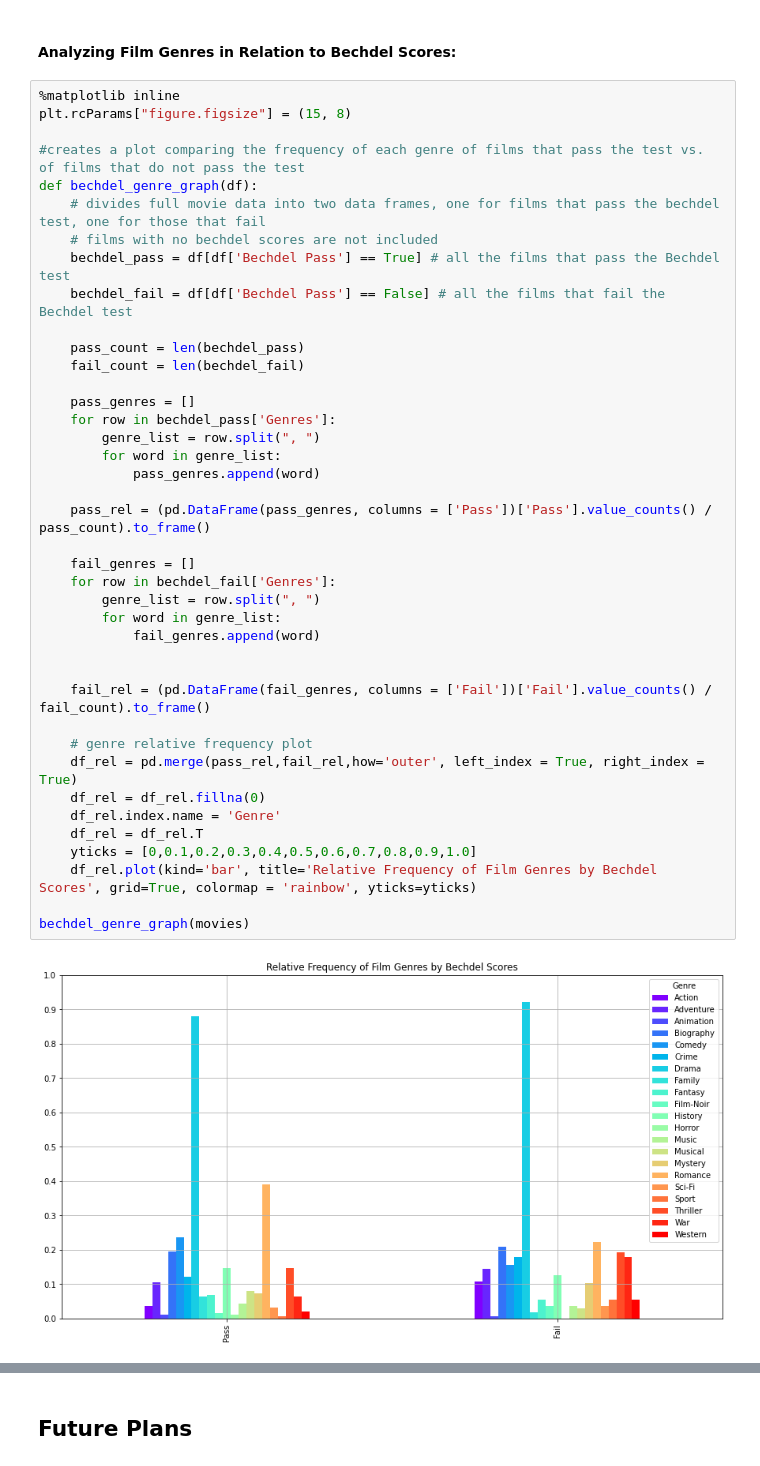
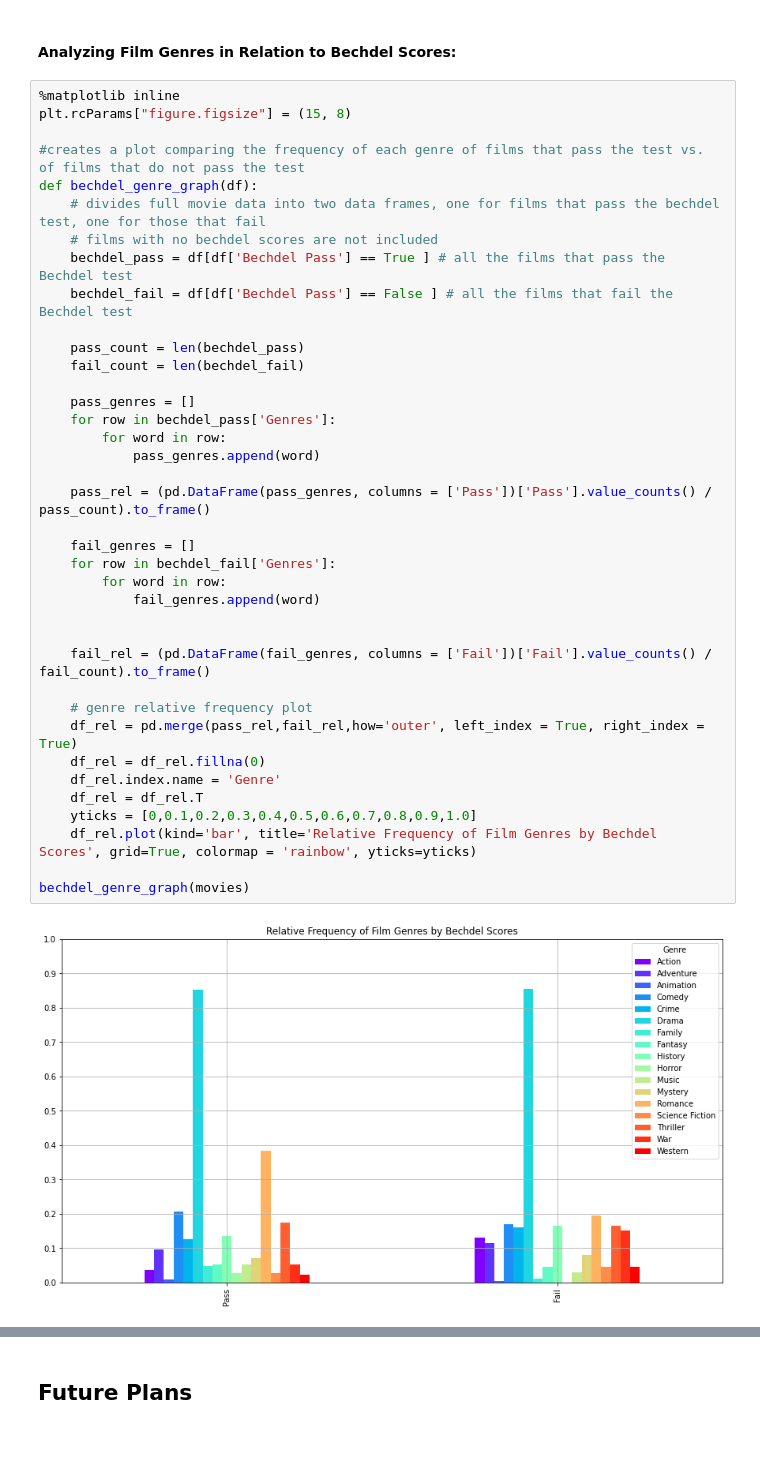
Before and after one commit to maitreyirajaram/oscar-awards-analysis, a Jupyter notebook: MovieAnalysis.ipynb, the cells around one changed output, grey strips where cells are left out. Cells and saved outputs as stored; diff of their text form.

```diff
--- a/MovieAnalysis.ipynb
+++ b/MovieAnalysis.ipynb
@@ -213,40 +208,38 @@ plt.rcParams["figure.figsize"] = (15, 8)
 def bechdel_genre_graph(df):
     # divides full movie data into two data frames, one for films that pass the bechdel test, one for those that fail
     # films with no bechdel scores are not included
-    bechdel_pass = df[df['Bechdel Pass'] == True] # all the films that pass the Bechdel test
-    bechdel_fail = df[df['Bechdel Pass'] == False] # all the films that fail the Bechdel test
+    bechdel_pass = df[df['Bechdel Pass'] == True ] # all the films that pass the Bechdel test
+    bechdel_fail = df[df['Bechdel Pass'] == False ] # all the films that fail the Bechdel test
 
     pass_count = len(bechdel_pass)
     fail_count = len(bechdel_fail)
 
     pass_genres = []
     for row in bechdel_pass['Genres']:
-        genre_list = row.split(", ")
-        for word in genre_list:
+        for word in row:
             pass_genres.append(word)
 
     pass_rel = (pd.DataFrame(pass_genres, columns = ['Pass'])['Pass'].value_counts() / pass_count).to_frame()
 
     fail_genres = []
     for row in bechdel_fail['Genres']:
-        genre_list = row.split(", ")
-        for word in genre_list:
+        for word in row:
             fail_genres.append(word)
 
 
     fail_rel = (pd.DataFrame(fail_genres, columns = ['Fail'])['Fail'].value_counts() / fail_count).to_frame()
 
     # genre relative frequency plot
     df_rel = pd.merge(pass_rel,fail_rel,how='outer', left_index = True, right_index = True)
     df_rel = df_rel.fillna(0)
     df_rel.index.name = 'Genre'
     df_rel = df_rel.T
     yticks = [0,0.1,0.2,0.3,0.4,0.5,0.6,0.7,0.8,0.9,1.0]
     df_rel.plot(kind='bar', title='Relative Frequency of Film Genres by Bechdel Scores', grid=True, colormap = 'rainbow', yticks=yticks)
 
 bechdel_genre_graph(movies)
 # %% [output]
-[figure, old version]
+[figure, new version]
 # %%
 # splits list of genres for each film into individual records
 def split_genres(df):
```
Also changed, not shown: parts of 7 cells of this notebook, 1 other file.
